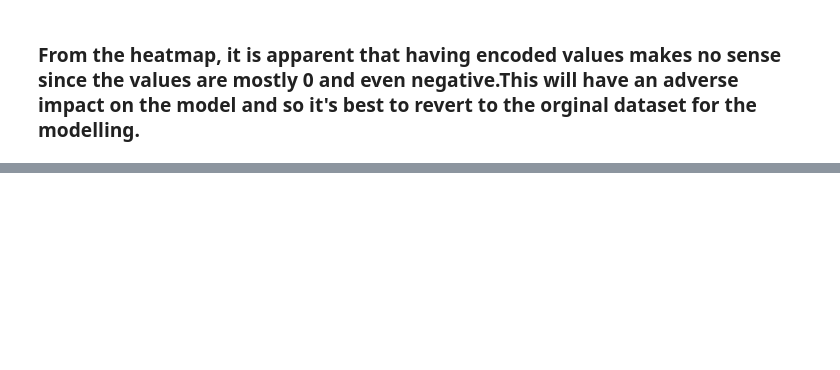
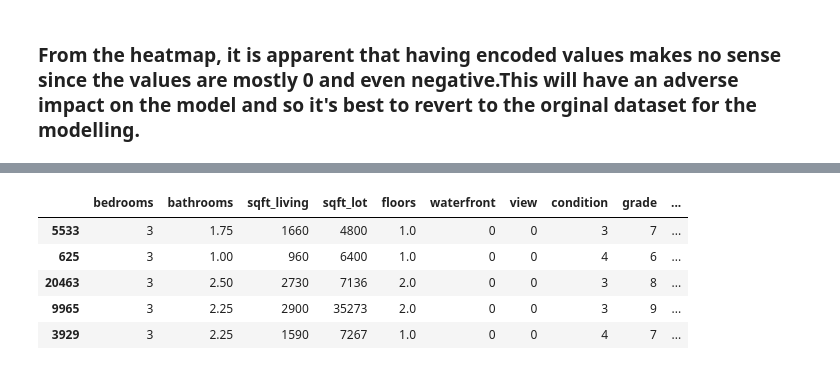
Before and after one commit to rahulakrish/linear_regression, a Jupyter notebook: phase2_project.ipynb, the cells around one changed output, grey strips where cells are left out. Cells and saved outputs as stored; diff of their text form; code cells hidden in the pictures; blank space fills up the shorter version.

```diff
--- a/phase2_project.ipynb
+++ b/phase2_project.ipynb
@@ -407,0 +474,9 @@ X.head()
+# %%
+X_test.head()
+# %% [output]
+|  | bedrooms | bathrooms | sqft_living | sqft_lot | floors | waterfront | view | condition | grade | ... |
+| 5533 | 3 | 1.75 | 1660 | 4800 | 1.0 | 0 | 0 | 3 | 7 | ... |
+| 625 | 3 | 1.00 | 960 | 6400 | 1.0 | 0 | 0 | 4 | 6 | ... |
+| 20463 | 3 | 2.50 | 2730 | 7136 | 2.0 | 0 | 0 | 3 | 8 | ... |
+| 9965 | 3 | 2.25 | 2900 | 35273 | 2.0 | 0 | 0 | 3 | 9 | ... |
+| 3929 | 3 | 2.25 | 1590 | 7267 | 1.0 | 0 | 0 | 4 | 7 | ... |
```
Also changed, not shown: parts of 23 cells of this notebook.
